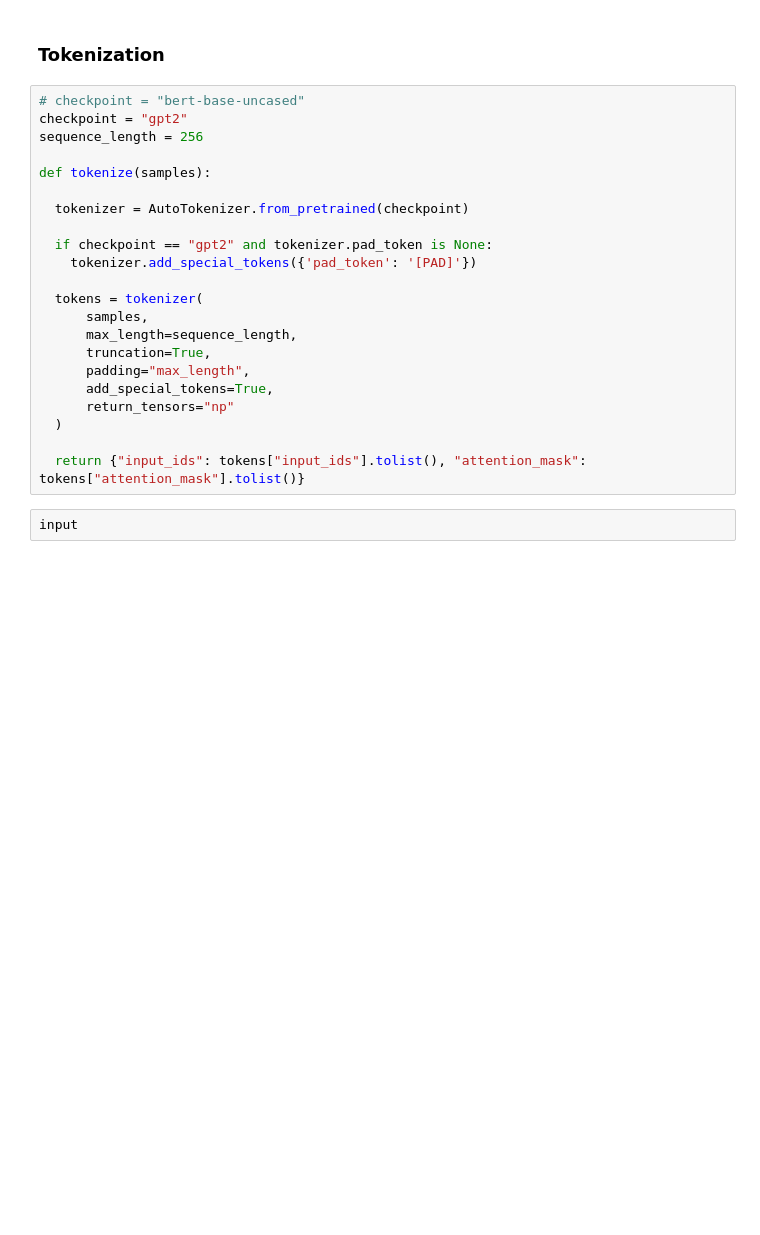
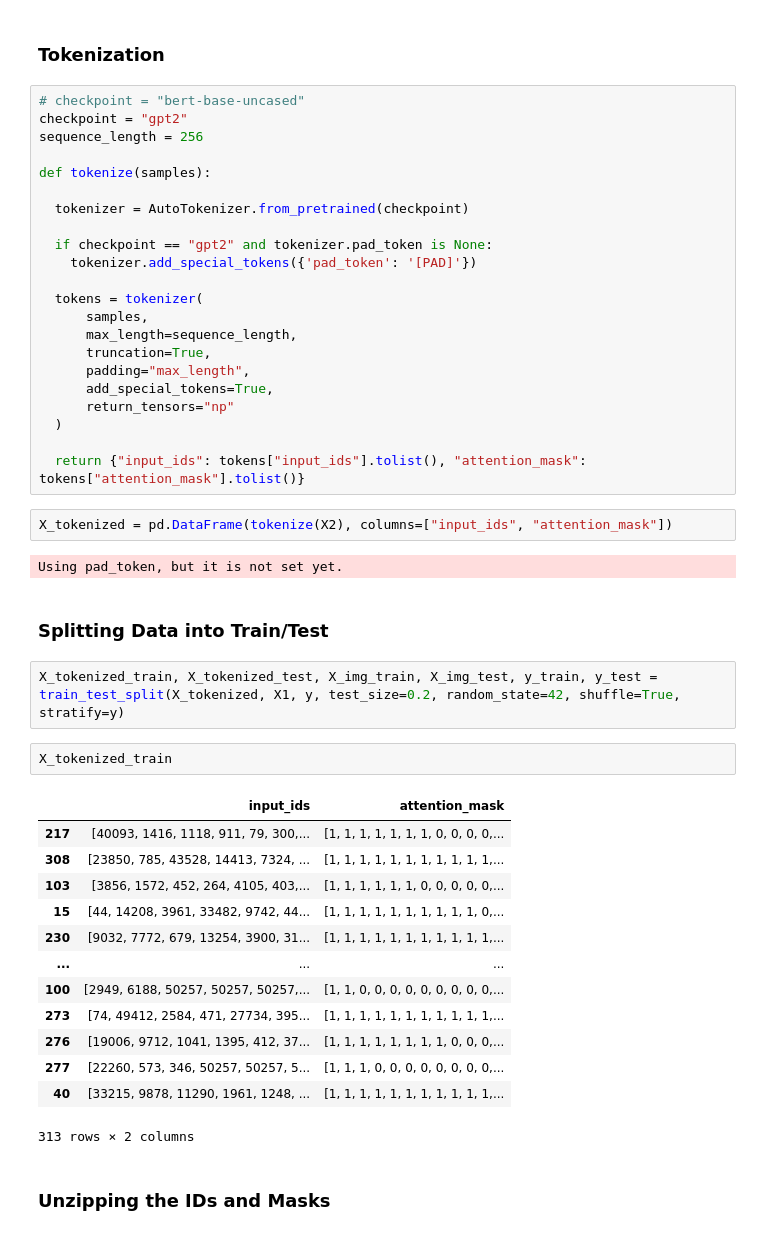
Before and after one commit to Satwikram/NLP-Implementations, a Jupyter notebook: Multimodal/Multimodal.ipynb, the cells around one changed output. Saved outputs shown, nothing was run; the diff lists cells and outputs as text; blank space fills up the shorter version.

```diff
--- a/Multimodal/Multimodal.ipynb
+++ b/Multimodal/Multimodal.ipynb
@@ -190,5 +190,29 @@ def tokenize(samples):
   )
 
   return {"input_ids": tokens["input_ids"].tolist(), "attention_mask": tokens["attention_mask"].tolist()}
-# %%
-input
+# %%
+X_tokenized = pd.DataFrame(tokenize(X2), columns=["input_ids", "attention_mask"])
+# %% [output]
+Using pad_token, but it is not set yet.
+# %% [markdown]
+### Splitting Data into Train/Test
+# %%
+X_tokenized_train, X_tokenized_test, X_img_train, X_img_test, y_train, y_test = train_test_split(X_tokenized, X1, y, test_size=0.2, random_state=42, shuffle=True, stratify=y)
+# %%
+X_tokenized_train
+# %% [output]
+|  | input_ids | attention_mask |
+| 217 | [40093, 1416, 1118, 911, 79, 300,... | [1, 1, 1, 1, 1, 1, 1, 0, 0, 0, 0,... |
+| 308 | [23850, 785, 43528, 14413, 7324, ... | [1, 1, 1, 1, 1, 1, 1, 1, 1, 1, 1,... |
+| 103 | [3856, 1572, 452, 264, 4105, 403,... | [1, 1, 1, 1, 1, 1, 0, 0, 0, 0, 0,... |
+| 15 | [44, 14208, 3961, 33482, 9742, 44... | [1, 1, 1, 1, 1, 1, 1, 1, 1, 1, 0,... |
+| 230 | [9032, 7772, 679, 13254, 3900, 31... | [1, 1, 1, 1, 1, 1, 1, 1, 1, 1, 1,... |
+| ... | ... | ... |
+| 100 | [2949, 6188, 50257, 50257, 50257,... | [1, 1, 0, 0, 0, 0, 0, 0, 0, 0, 0,... |
+| 273 | [74, 49412, 2584, 471, 27734, 395... | [1, 1, 1, 1, 1, 1, 1, 1, 1, 1, 1,... |
+| 276 | [19006, 9712, 1041, 1395, 412, 37... | [1, 1, 1, 1, 1, 1, 1, 1, 0, 0, 0,... |
+| 277 | [22260, 573, 346, 50257, 50257, 5... | [1, 1, 1, 0, 0, 0, 0, 0, 0, 0, 0,... |
+| 40 | [33215, 9878, 11290, 1961, 1248, ... | [1, 1, 1, 1, 1, 1, 1, 1, 1, 1, 1,... |
+313 rows × 2 columns
+# %% [markdown]
+### Unzipping the IDs and Masks
```
Also changed, not shown: parts of 6 cells of this notebook.
